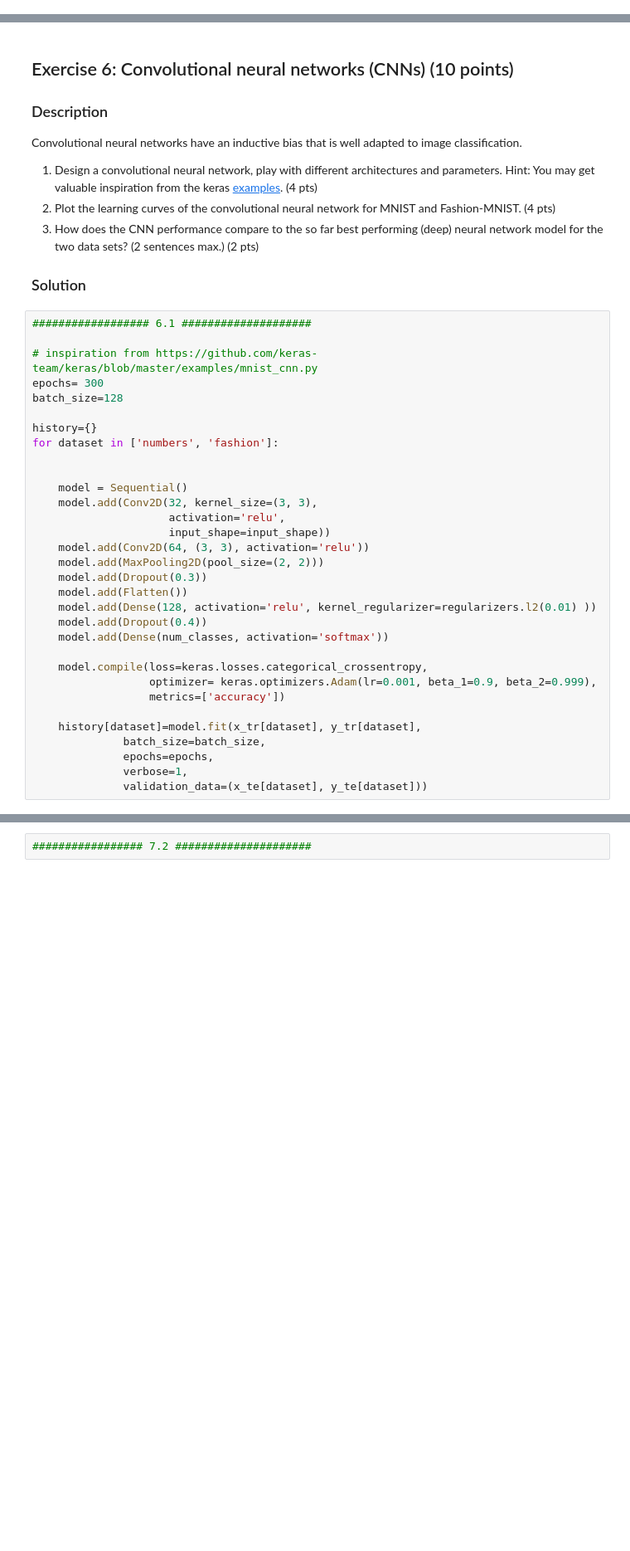
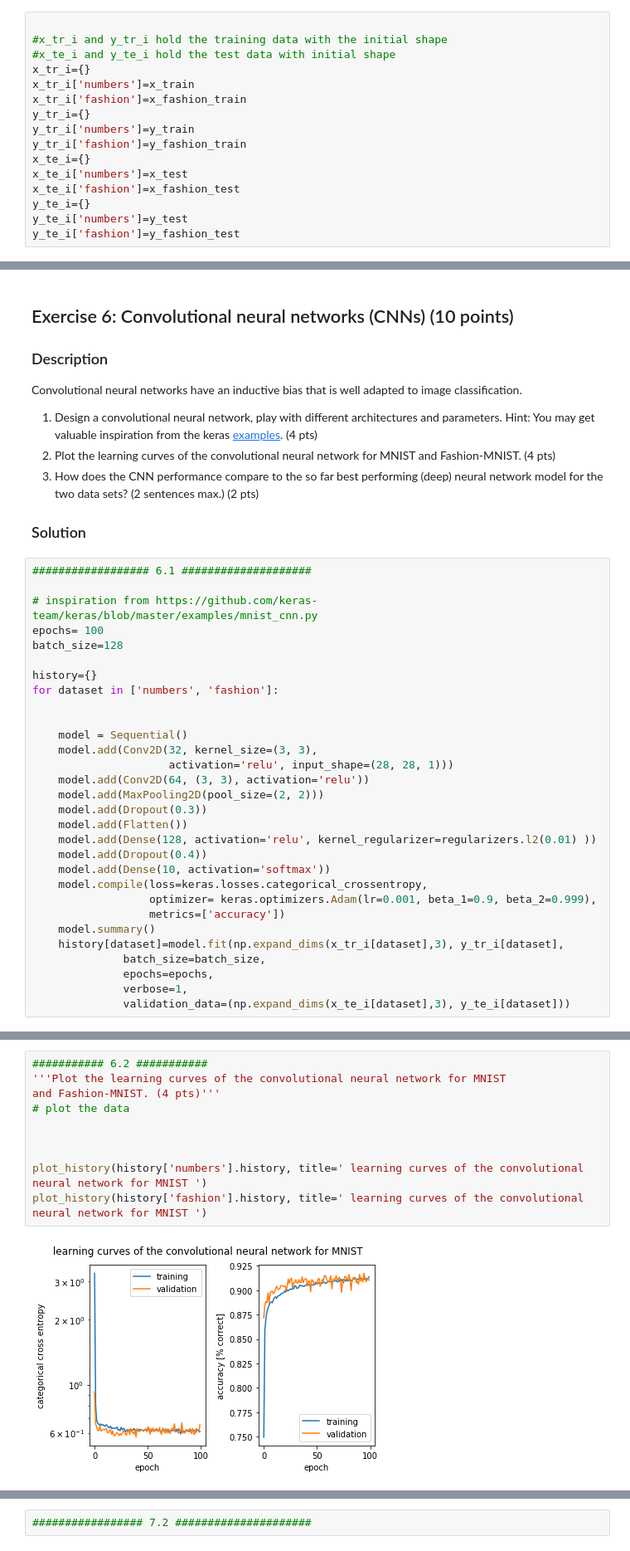
Before and after one commit to girotomas/ANN, a Jupyter notebook: ANN22_03.ipynb, the cells around one changed output, grey strips where cells are left out. Shown: that part at 83% size. Cells and saved outputs as stored; diff of their text form; blank space fills up the shorter version.

```diff
--- a/ANN22_03.ipynb
+++ b/ANN22_03.ipynb
@@ -215,3 +221,19 @@ plot_some_samples(x=x_train, y=y_train , yhat = [], select_from = [],
+# %%
+
+#x_tr_i and y_tr_i hold the training data with the initial shape
+#x_te_i and y_te_i hold the test data with initial shape
+x_tr_i={}
+x_tr_i['numbers']=x_train
+x_tr_i['fashion']=x_fashion_train
+y_tr_i={}
+y_tr_i['numbers']=y_train
+y_tr_i['fashion']=y_fashion_train
+x_te_i={}
+x_te_i['numbers']=x_test
+x_te_i['fashion']=x_fashion_test
+y_te_i={}
+y_te_i['numbers']=y_test
+y_te_i['fashion']=y_fashion_test
 # %%
 x_train = x_train.reshape(x_train.shape[0], x_train.shape[1]*x_train.shape[2])/np.max(x_train)
 x_test = x_test.reshape(x_test.shape[0], x_test.shape[1]*x_test.shape[2])/np.max(x_test)
@@ -861,7 +864,7 @@ Convolutional neural networks have an inductive bias that is well adapted to ima
 ################## 6.1 ####################
 
 # inspiration from https://github.com/keras-team/keras/blob/master/examples/mnist_cnn.py
-epochs= 300
+epochs= 100
 batch_size=128
 
 history={}
@@ -870,22 +873,20 @@ for dataset in ['numbers', 'fashion']:
 
     model = Sequential()
     model.add(Conv2D(32, kernel_size=(3, 3),
-                     activation='relu',
-                     input_shape=input_shape))
+                     activation='relu', input_shape=(28, 28, 1)))
     model.add(Conv2D(64, (3, 3), activation='relu'))
     model.add(MaxPooling2D(pool_size=(2, 2)))
     model.add(Dropout(0.3))
     model.add(Flatten())
     model.add(Dense(128, activation='relu', kernel_regularizer=regularizers.l2(0.01) ))
     model.add(Dropout(0.4))
-    model.add(Dense(num_classes, activation='softmax'))
-
+    model.add(Dense(10, activation='softmax'))
     model.compile(loss=keras.losses.categorical_crossentropy,
                   optimizer= keras.optimizers.Adam(lr=0.001, beta_1=0.9, beta_2=0.999),
                   metrics=['accuracy'])
-
-    history[dataset]=model.fit(x_tr[dataset], y_tr[dataset],
+    model.summary()
+    history[dataset]=model.fit(np.expand_dims(x_tr_i[dataset],3), y_tr_i[dataset],
               batch_size=batch_size,
               epochs=epochs,
               verbose=1,
-              validation_data=(x_te[dataset], y_te[dataset]))
+              validation_data=(np.expand_dims(x_te_i[dataset],3), y_te_i[dataset]))
@@ -900,0 +911,12 @@ Answer to question 3:
+# %%
+########### 6.2 ###########
+'''Plot the learning curves of the convolutional neural network for MNIST
+and Fashion-MNIST. (4 pts)'''
+# plot the data
+
+
+
+plot_history(history['numbers'].history, title=' learning curves of the convolutional neural network for MNIST ')
+plot_history(history['fashion'].history, title=' learning curves of the convolutional neural network for MNIST ')
+# %% [output]
+[figure, added]
```
Also changed, not shown: parts of 24 cells of this notebook.
